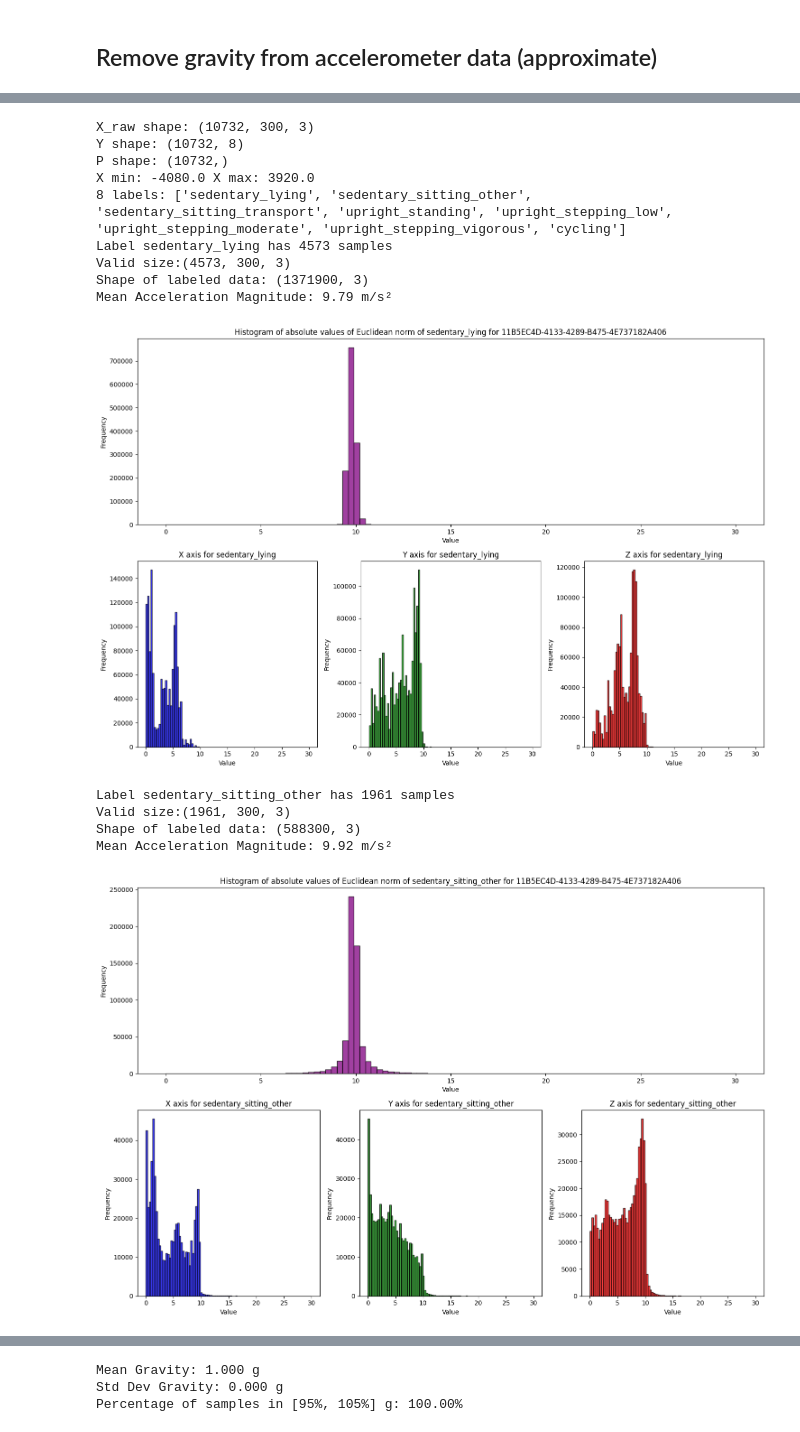
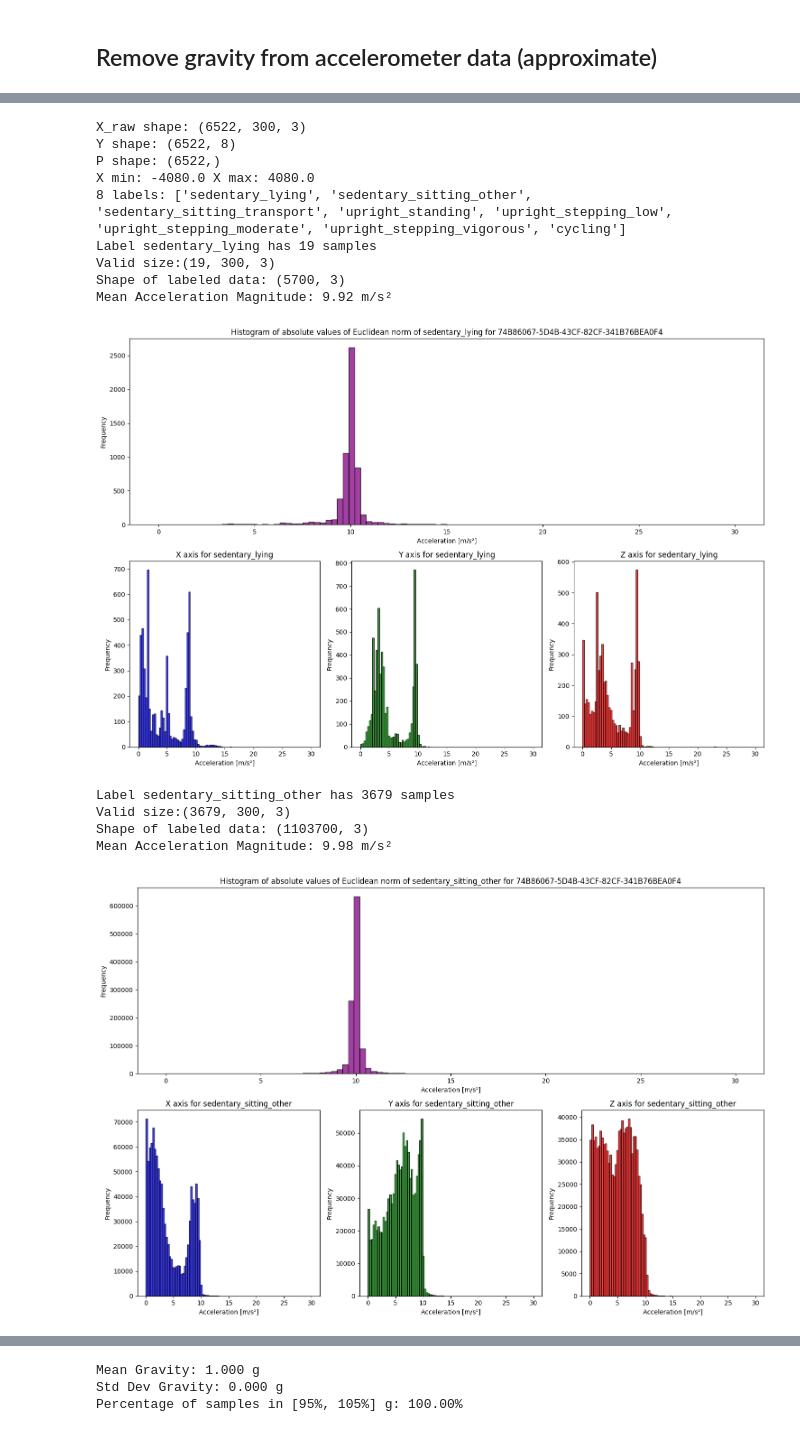
Before and after one commit to h-khayami/ssl-wearables, a Jupyter notebook: data_parsing/ExtraSensory_time_series_wrapper-final.ipynb, the cells around one changed output, grey strips where cells are left out. Drawn from its saved outputs; the diff is of its cells as text; code cells hidden in the pictures.

```diff
--- a/data_parsing/ExtraSensory_time_series_wrapper-final.ipynb
+++ b/data_parsing/ExtraSensory_time_series_wrapper-final.ipynb
@@ -316,6 +288,6 @@ shape after resampling: (600, 4)
 # %%
 # read npy files to check
-Pid_tocheck = ts_with_id[54]
+Pid_tocheck = ts_with_id[5]
 X_raw = np.load(processed_path + "/" + Pid_tocheck + "_X_raw.npy")
 X = np.load(processed_path + "/" + Pid_tocheck + "_X.npy")
 Y = np.load(processed_path + "/" + Pid_tocheck + "_Y.npy")
@@ -377,46 +349,46 @@ if (CHECK_DATA):
         print(f"Shape of labeled data: {label_data.shape}")
         label_data = label_data * 9.81 / 1000 #convert from milli-g to m/s²
 
         euclidean_norm = np.linalg.norm(label_data, axis=1)
         # Compute the mean magnitude
         mean_magnitude = np.mean(euclidean_norm, axis=0)
 
         print(f"Mean Acceleration Magnitude: {mean_magnitude:.2f} m/s²")
         # Create a 2x3 grid for subplots
         plt.figure(figsize=(15, 10))
         # Plot the histogram of the Euclidean norm
         plt.subplot(2, 3, (1, 3))
         # Plot the histogram of the Euclidean norm
         plt.hist(euclidean_norm, bins=100, alpha=0.75,color='purple', edgecolor='black', range=(0, 30))
         plt.title(f'Histogram of absolute values of Euclidean norm of {labels[label]} for {Pid_tocheck}')
-        plt.xlabel('Value')
+        plt.xlabel('Acceleration [m/s²]')
         plt.ylabel('Frequency')
         for i, axis in enumerate(['X', 'Y', 'Z']):
             plt.subplot(2, 3, i + 4)
             plt.hist(np.abs(label_data[:, i]), bins=100, alpha=0.75, color=colors[i], edgecolor='black', range=(0, 30))
             plt.title(f'{axis} axis for {labels[label]}')
-            plt.xlabel('Value')
+            plt.xlabel('Acceleration [m/s²]')
             plt.ylabel('Frequency')
         plt.tight_layout()
         # Save the figure
         plot_dir = os.path.join("../plots/imgs/")
         os.makedirs(plot_dir, exist_ok=True)
         plt.savefig(os.path.join(plot_dir, f"ExtraSensory Accel hist_{labels[label]}.png"))
         plt.show()
         plt.close()
 # %% [output]
-X_raw shape: (10732, 300, 3)
-Y shape: (10732, 8)
-P shape: (10732,)
-X min: -4080.0 X max: 3920.0
+X_raw shape: (6522, 300, 3)
+Y shape: (6522, 8)
+P shape: (6522,)
+X min: -4080.0 X max: 4080.0
 8 labels: ['sedentary_lying', 'sedentary_sitting_other', 'sedentary_sitting_transport', 'upright_standing', 'upright_stepping_low', 'upright_stepping_moderate', 'upright_stepping_vigorous', 'cycling']
-Label sedentary_lying has 4573 samples
-Valid size:(4573, 300, 3)
-Shape of labeled data: (1371900, 3)
-Mean Acceleration Magnitude: 9.79 m/s²
+Label sedentary_lying has 19 samples
+Valid size:(19, 300, 3)
+Shape of labeled data: (5700, 3)
+Mean Acceleration Magnitude: 9.92 m/s²
-[figure, old version]
+[figure, new version]
-Label sedentary_sitting_other has 1961 samples
-Valid size:(1961, 300, 3)
-Shape of labeled data: (588300, 3)
-Mean Acceleration Magnitude: 9.92 m/s²
+Label sedentary_sitting_other has 3679 samples
+Valid size:(3679, 300, 3)
+Shape of labeled data: (1103700, 3)
+Mean Acceleration Magnitude: 9.98 m/s²
-[figure, old version]
+[figure, new version]
```
Also changed, not shown: parts of 18 cells of this notebook.
